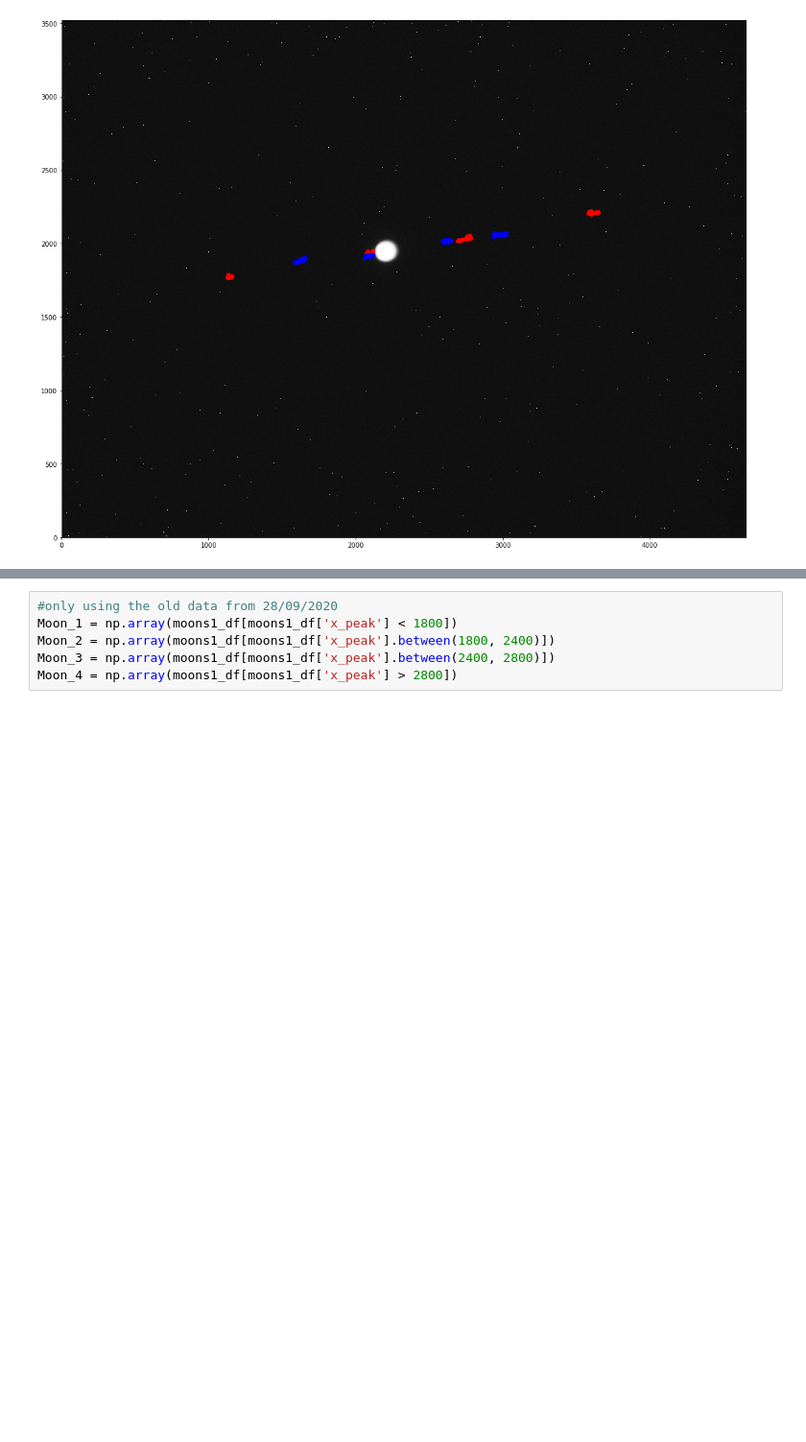
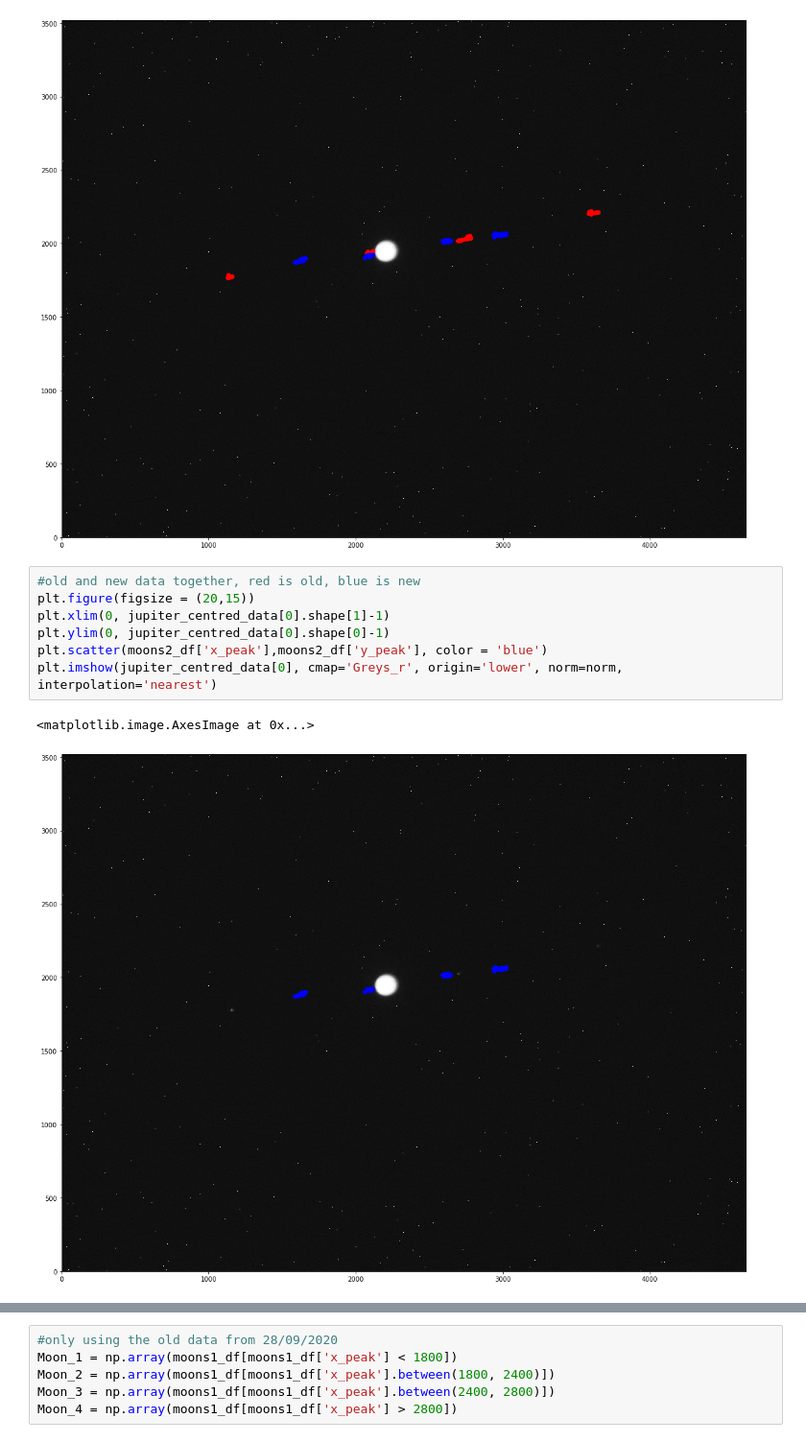
Before and after one commit to DIaDaynaDay/jupiter-insight, a Jupyter notebook: jupiter_centering.ipynb, the cells around one changed output, grey strips where cells are left out. Shown at 96% size. Cells and saved outputs as stored; diff of their text form; blank space fills up the shorter version.

Commit message:
reassigned the data

```diff
--- a/jupiter_centering.ipynb
+++ b/jupiter_centering.ipynb
@@ -195,3 +195,13 @@ plt.imshow(jupiter_centred_data[0], cmap='Greys_r', origin='lower', norm=norm, i
 # %% [output]
 <matplotlib.image.AxesImage at 0x...>
 [figure]
+# %%
+#old and new data together, red is old, blue is new
+plt.figure(figsize = (20,15))
+plt.xlim(0, jupiter_centred_data[0].shape[1]-1)
+plt.ylim(0, jupiter_centred_data[0].shape[0]-1)
+plt.scatter(moons2_df['x_peak'],moons2_df['y_peak'], color = 'blue')
+plt.imshow(jupiter_centred_data[0], cmap='Greys_r', origin='lower', norm=norm, interpolation='nearest')
+# %% [output]
+<matplotlib.image.AxesImage at 0x...>
+[figure, added]
```
Also changed, not shown: parts of 5 cells of this notebook, 4 other files.
